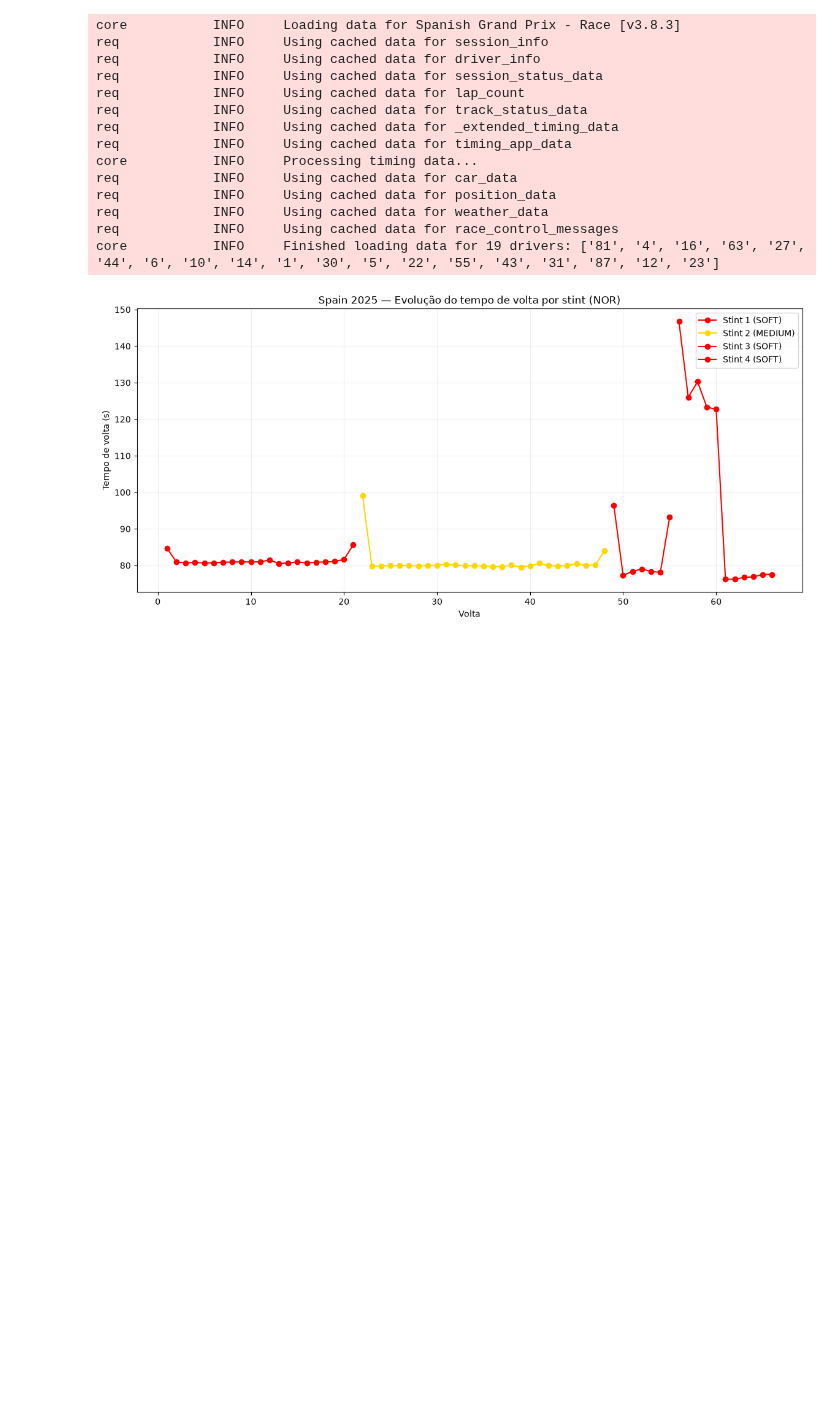
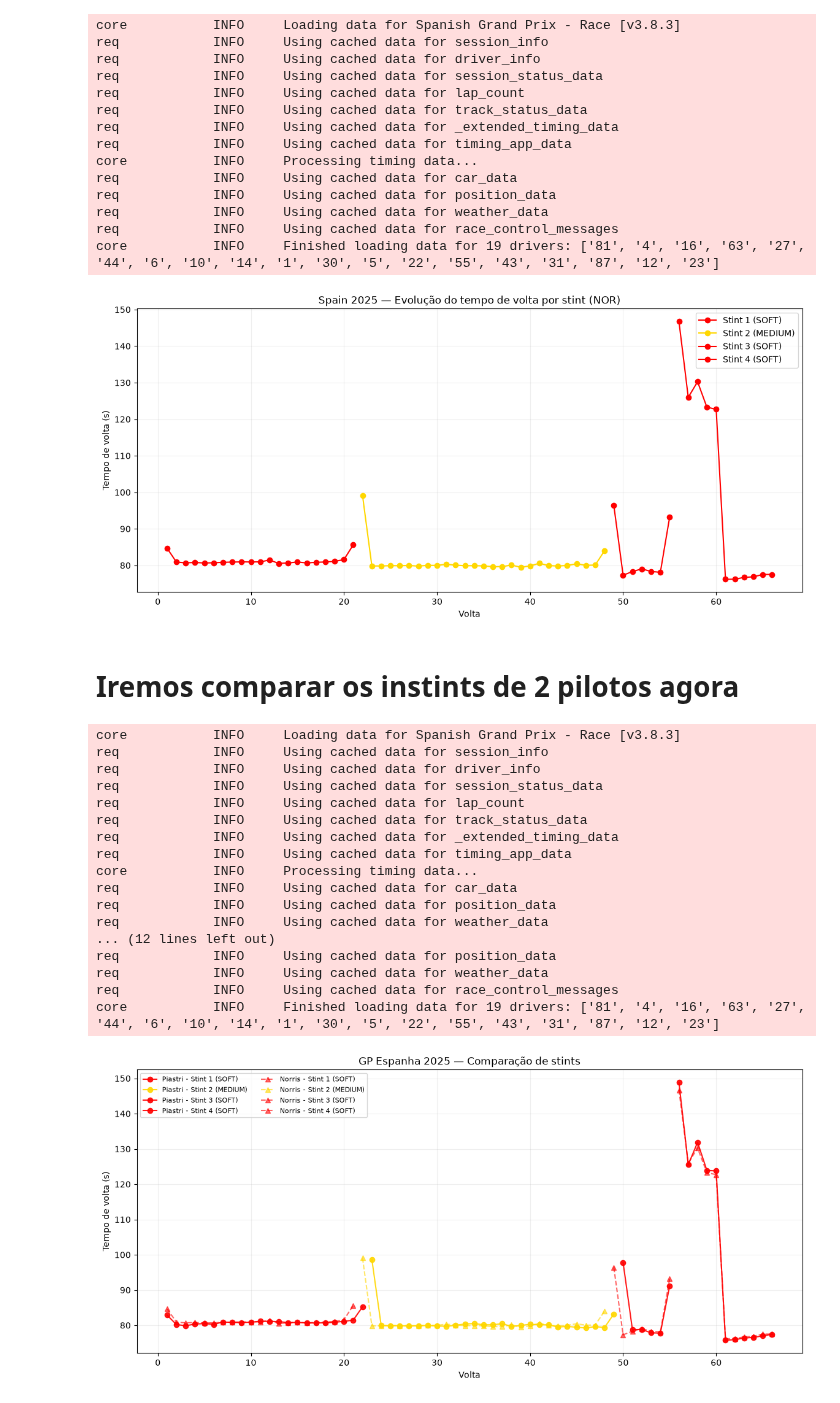
Before and after one commit to Mazzoni-mat-ap/telemetria-f1, a Jupyter notebook: MODULO1.ipynb, the cells around one changed output. Drawn from its saved outputs; the diff is of its cells as text; code cells hidden in the pictures; blank space fills up the shorter version.

Commit message:
Adiciona comparação de stints entre pilotos

```diff
--- a/MODULO1.ipynb
+++ b/MODULO1.ipynb
@@ -424,3 +424,5 @@ req            INFO     Using cached data for weather_data
 req            INFO     Using cached data for race_control_messages
 core           INFO     Finished loading data for 19 drivers: ['81', '4', '16', '63', '27', '44', '6', '10', '14', '1', '30', '5', '22', '55', '43', '31', '87', '12', '23']
 [figure]
+# %% [markdown]
+# Iremos comparar os instints de 2 pilotos agora
@@ -426,0 +439,60 @@ core           INFO     Finished loading data for 19 drivers: ['81', '4', '16',
+# %%
+def comparar_stints(voltas1, voltas2, nome1, nome2, titulo=''):
+    """
+    Sobrepõe a evolução do tempo de volta de dois pilotos no mesmo gráfico,
+    diferenciando por estilo de linha e colorindo por composto.
+    """
+    cores_composto = {'SOFT': 'red', 'MEDIUM': 'gold', 'HARD': 'gray',
+                       'INTERMEDIATE': 'green', 'WET': 'blue'}
+
+    plt.figure(figsize=(14, 6))
+
+    # Piloto 1 — linha sólida
+    for stint_num in voltas1['Stint'].unique():
+        stint_data = voltas1[voltas1['Stint'] == stint_num]
+        composto = stint_data['Compound'].iloc[0]
+        cor = cores_composto.get(composto, 'black')
+        plt.plot(stint_data['LapNumber'], stint_data['LapTime'].dt.total_seconds(),
+                  marker='o', color=cor, linestyle='-', alpha=0.9,
+                  label=f'{nome1} - Stint {int(stint_num)} ({composto})')
+
+    # Piloto 2 — linha tracejada
+    for stint_num in voltas2['Stint'].unique():
+        stint_data = voltas2[voltas2['Stint'] == stint_num]
+        composto = stint_data['Compound'].iloc[0]
+        cor = cores_composto.get(composto, 'black')
+        plt.plot(stint_data['LapNumber'], stint_data['LapTime'].dt.total_seconds(),
+                  marker='^', color=cor, linestyle='--', alpha=0.6,
+                  label=f'{nome2} - Stint {int(stint_num)} ({composto})')
+
+    plt.xlabel('Volta')
+    plt.ylabel('Tempo de volta (s)')
+    plt.title(titulo)
+    plt.legend(fontsize=8, ncol=2)
+    plt.grid(alpha=0.2)
+    plt.show()
+# %%
+voltas_pia2 = obter_dados_corrida(2025, 'Spain', 'PIA')
+voltas_nor2 = obter_dados_corrida(2025, 'Spain', 'NOR')
+
+comparar_stints(voltas_pia2, voltas_nor2, 'Piastri', 'Norris',
+                 titulo='GP Espanha 2025 — Comparação de stints')
+# %% [output]
+core           INFO     Loading data for Spanish Grand Prix - Race [v3.8.3]
+req            INFO     Using cached data for session_info
+req            INFO     Using cached data for driver_info
+req            INFO     Using cached data for session_status_data
+req            INFO     Using cached data for lap_count
+req            INFO     Using cached data for track_status_data
+req            INFO     Using cached data for _extended_timing_data
+req            INFO     Using cached data for timing_app_data
+core           INFO     Processing timing data...
+req            INFO     Using cached data for car_data
+req            INFO     Using cached data for position_data
+req            INFO     Using cached data for weather_data
+... (12 lines left out)
+req            INFO     Using cached data for position_data
+req            INFO     Using cached data for weather_data
+req            INFO     Using cached data for race_control_messages
+core           INFO     Finished loading data for 19 drivers: ['81', '4', '16', '63', '27', '44', '6', '10', '14', '1', '30', '5', '22', '55', '43', '31', '87', '12', '23']
+[figure, added]
```
Also changed, not shown: parts of 1 cell of this notebook.
